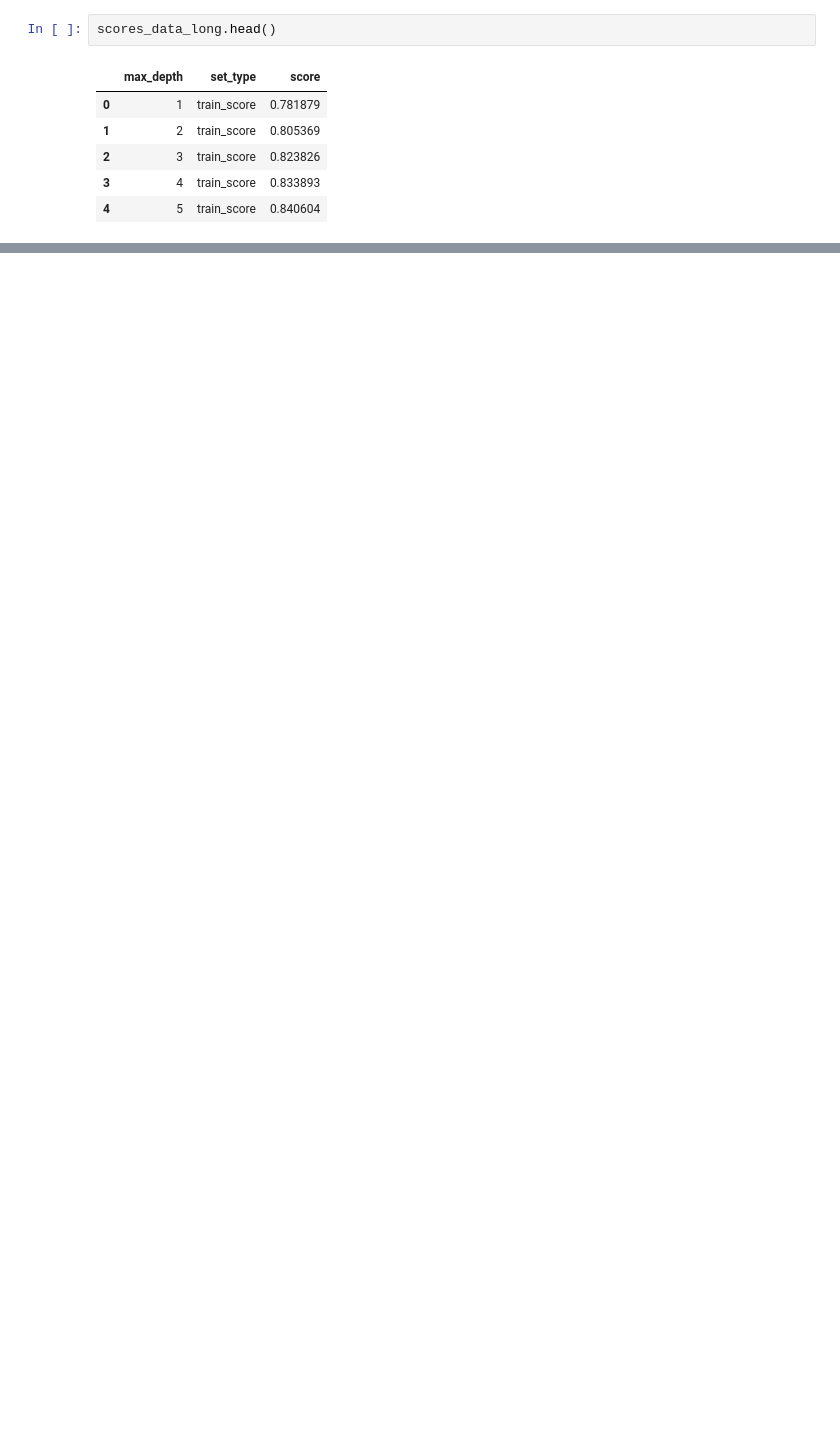
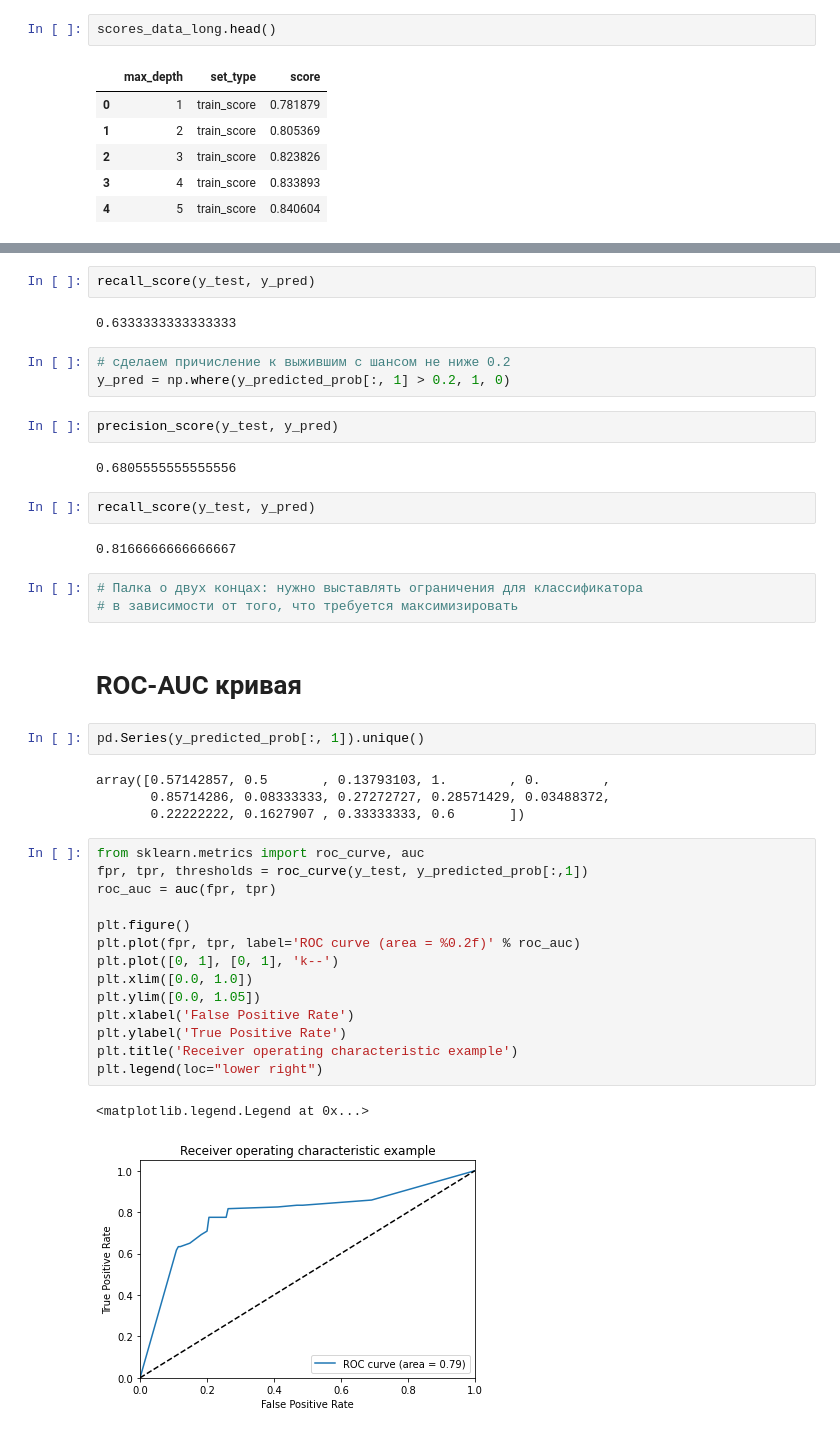
Before and after one commit to Loganche/stepik-intro-to-DS-and-ML, a Jupyter notebook: titanic.ipynb, the cells around one changed output, grey strips where cells are left out. Saved outputs shown, nothing was run; the diff lists cells and outputs as text; blank space fills up the shorter version.

```diff
--- a/titanic.ipynb
+++ b/titanic.ipynb
@@ -178,0 +307,43 @@ sns.lineplot(x='max_depth', y='score', hue='set_type', data=scores_data_long)
+# %%
+recall_score(y_test, y_pred)
+# %% [output]
+0.6333333333333333
+# %%
+# сделаем причисление к выжившим с шансом не ниже 0.2
+y_pred = np.where(y_predicted_prob[:, 1] > 0.2, 1, 0)
+# %%
+precision_score(y_test, y_pred)
+# %% [output]
+0.6805555555555556
+# %%
+recall_score(y_test, y_pred)
+# %% [output]
+0.8166666666666667
+# %%
+# Палка о двух концах: нужно выставлять ограничения для классификатора
+# в зависимости от того, что требуется максимизировать
+# %% [markdown]
+# ROC-AUC кривая
+# %%
+pd.Series(y_predicted_prob[:, 1]).unique()
+# %% [output]
+array([0.57142857, 0.5       , 0.13793103, 1.        , 0.        ,
+       0.85714286, 0.08333333, 0.27272727, 0.28571429, 0.03488372,
+       0.22222222, 0.1627907 , 0.33333333, 0.6       ])
+# %%
+from sklearn.metrics import roc_curve, auc
+fpr, tpr, thresholds = roc_curve(y_test, y_predicted_prob[:,1])
+roc_auc = auc(fpr, tpr)
+
+plt.figure()
+plt.plot(fpr, tpr, label='ROC curve (area = %0.2f)' % roc_auc)
+plt.plot([0, 1], [0, 1], 'k--')
+plt.xlim([0.0, 1.0])
+plt.ylim([0.0, 1.05])
+plt.xlabel('False Positive Rate')
+plt.ylabel('True Positive Rate')
+plt.title('Receiver operating characteristic example')
+plt.legend(loc="lower right")
+# %% [output]
+<matplotlib.legend.Legend at 0x...>
+[figure, added]
```
Also changed, not shown: parts of 35 cells of this notebook.
